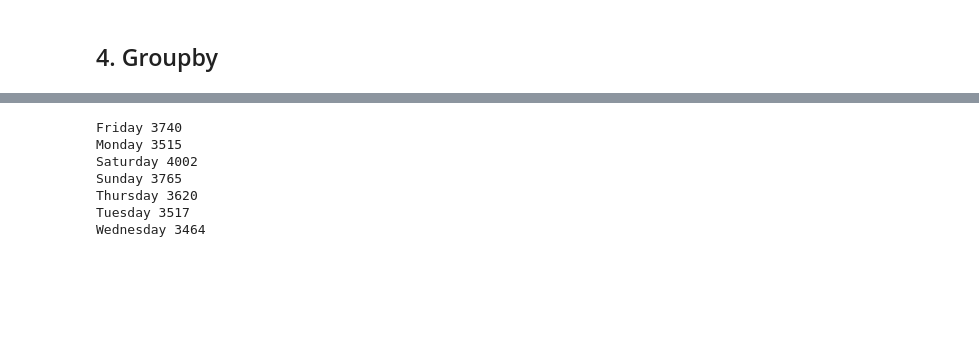
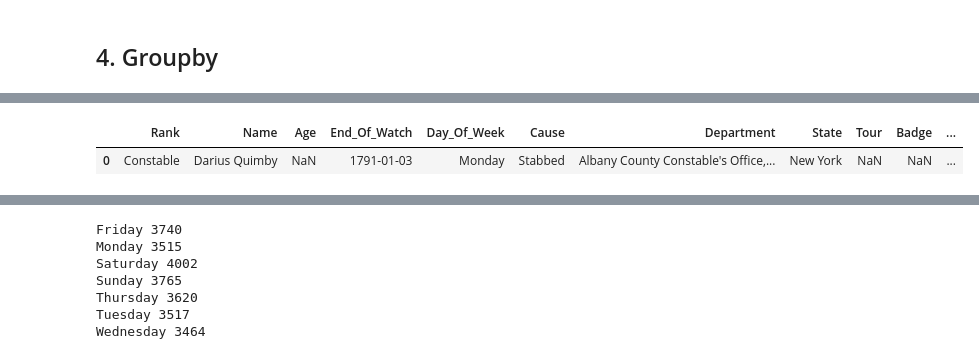
Before and after one commit to pepebonet/Intermediate_Python_BBA, a Jupyter notebook: Class_1/scripts/Code_class_1_2.ipynb, the cells around one changed output, grey strips where cells are left out. Cells and saved outputs as stored; diff of their text form; code cells hidden in the pictures; blank space fills up the shorter version.

```diff
--- a/Class_1/scripts/Code_class_1_2.ipynb
+++ b/Class_1/scripts/Code_class_1_2.ipynb
@@ -261,0 +275,5 @@ gk.get_group('Saturday').head(2)
+# %%
+df.head(1)
+# %% [output]
+|  | Rank | Name | Age | End_Of_Watch | Day_Of_Week | Cause | Department | State | Tour | Badge | ... |
+| 0 | Constable | Darius Quimby | NaN | 1791-01-03 | Monday | Stabbed | Albany County Constable's Office,... | New York | NaN | NaN | ... |
```
Also changed, not shown: parts of 19 cells of this notebook.
